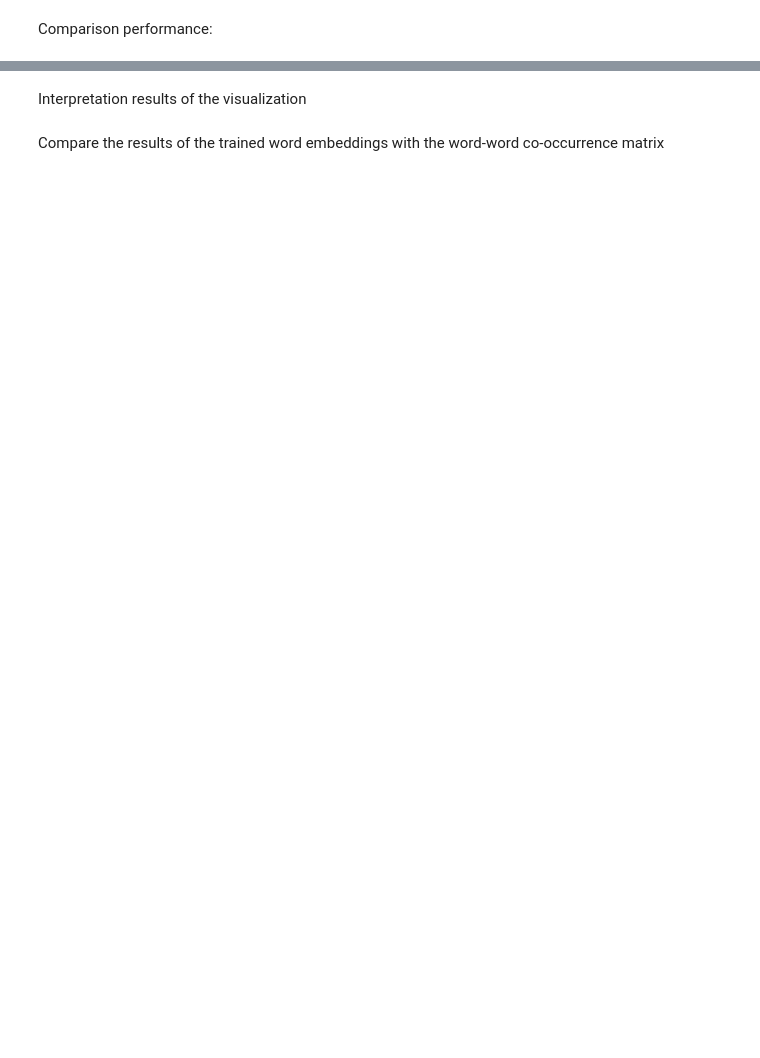
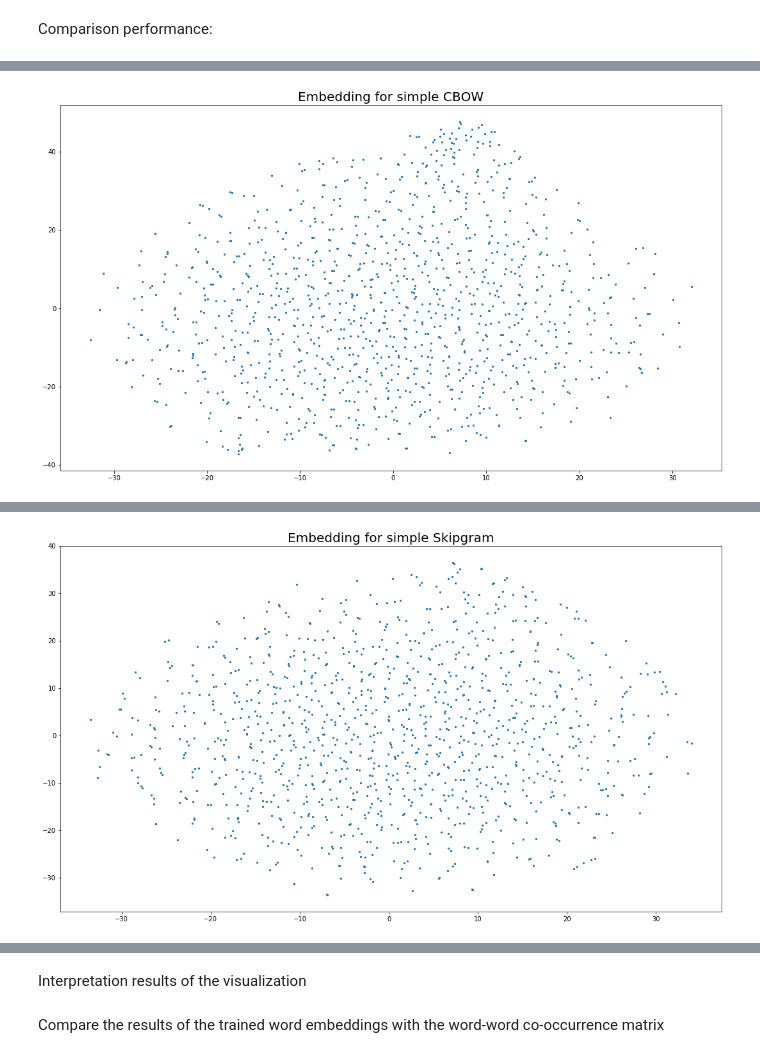
Before and after one commit to gomerudo/tuerecommendersystems, a Jupyter notebook: assignment1/Assignment1.ipynb, the cells around one changed output, grey strips where cells are left out. Cells and saved outputs as stored; diff of their text form; code cells hidden in the pictures; blank space fills up the shorter version.

```diff
--- a/assignment1/Assignment1.ipynb
+++ b/assignment1/Assignment1.ipynb
@@ -334,12 +351,15 @@ def getCbowModel(dim = 50, extra_layer = False, activation_extra_layer = 'softma
 ################################################################################
 
 dims = [50, 150, 300]
-iterations = 2
+#dims = [50]
+iterations = 10
+cbowWeights = []
 
 for dimension in dims:
     print("Running CBOW (dim = %s)..."% dimension)
     cbow = getCbowModel(dimension, False)
     X, Y = generate_data_cbow(corpus, window_size, V)
+    start_time=time.time()
     for ite in range(iterations):
         loss = 0.
         for x, y in zip(X, Y):
@@ -350,6 +370,6 @@ for dimension in dims:
 
     print("--- %s seconds ---" % (end_time - start_time))
 
-cbowWeights = cbow.get_weights()[0]
+    cbowWeights.append(cbow.get_weights()[0])
 # %% [output]
 Running CBOW (dim = 50)...
@@ -404,8 +429,10 @@ def generate_data_skipgram(corpus, window_size, V):
     return (all_in,all_out) # return the values
 # %%
 # create Skipgram model
+import tensorflow as tf
+from keras.layers import Activation
 
-def getSkipgramModel(dim = 50, extra_layer = False, activation_extra_layer = 'softmax'):
+def getSkipgramModel(dim = 50, extra_layer = False):
 
     # The Sequential model is a linear stack of layers.
     skipgram = Sequential()
@@ -430,7 +457,7 @@ def getSkipgramModel(dim = 50, extra_layer = False, activation_extra_layer = 'so
     #
     #
     if extra_layer :
-        skipgram.add(Dense(input_dim = dim, units = V, kernel_initializer = 'uniform', activation = activation_extra_layer))
+        skipgram.add(Dense(input_dim = dim, units = V, kernel_initializer = 'uniform', activation = "relu"))
 
     # Last Layer (Output layer. Probabilities of context words)
     # From documentation, Dense implements the operation:
@@ -461,8 +488,9 @@ def getSkipgramModel(dim = 50, extra_layer = False, activation_extra_layer = 'so
 ################################################################################
 
 dims = [50, 150, 300]
-iterations = 8
-
+#dims = [50]
+iterations = 10
+skipgramWeights = []
 for dimension in dims:
     print("Running Skipgram (dim = %s)..."% dimension)
     skipgram = getSkipgramModel(dimension, False)
@@ -479,6 +507,6 @@ for dimension in dims:
 
     print("--- %s seconds ---" % (end_time - start_time))
 
-skipgramWeights = skipgram.get_weights()[0]
+    skipgramWeights.append(skipgram.get_weights()[0])
 # %% [output]
 Running Skipgram (dim = 50)...
@@ -779,0 +772,52 @@ NameError: name 'cbowHiddenLayerWeights' is not defined
+# %%
+################################################################################
+############ 4c. Visualize your results and interpret your results #############
+################################################################################
+import operator
+
+# Get labels
+plot_labels = labels
+
+##################################### CBOW #####################################
+
+# Transform data to 2d
+weights = cbowWeights[len(cbowWeights) - 1]
+tsne = TSNE(n_components=2, verbose=1)
+transformed_weights = tsne.fit_transform(weights)
+
+# Visualize
+plot_embedding(transformed_weights, labels, "Embedding for simple CBOW")
+
+
+################################### Skipgram ###################################
+
+# Transform data to 2d
+weights = skipgramWeights[len(skipgramWeights) - 1]
+tsne = TSNE(n_components=2, verbose=1)
+transformed_weights = tsne.fit_transform(weights)
+
+# Visualize
+plot_embedding(transformed_weights, labels, "Embedding for simple Skipgram")
+
+
+############################## CBOW (extra layer) ##############################
+
+# Transform data to 2d
+weights = cbowHiddenLayerWeights[len(cbowHiddenLayerWeights) - 1]
+tsne = TSNE(n_components=2, verbose=1)
+transformed_weights = tsne.fit_transform(weights)
+
+# Visualize
+plot_embedding(transformed_weights, labels, "Embedding for CBOW (extra layer)")
+
+
+############################ Skipgram (extra layer) ############################
+
+# Transform data to 2d
+weights = skipgramHiddenLayerWeights[len(skipgramHiddenLayerWeights) - 1]
+tsne = TSNE(n_components=2, verbose=1)
+transformed_weights = tsne.fit_transform(weights)
+
+# Visualize
+plot_embedding(transformed_weights, labels, "Embedding for Skipgram (extra layer)")
+# %% [output]
@@ -779,0 +832 @@ NameError: name 'cbowHiddenLayerWeights' is not defined
+[figure, added]
@@ -779,0 +841 @@ NameError: name 'cbowHiddenLayerWeights' is not defined
+[figure, added]
```
Also changed, not shown: parts of 31 cells of this notebook.
